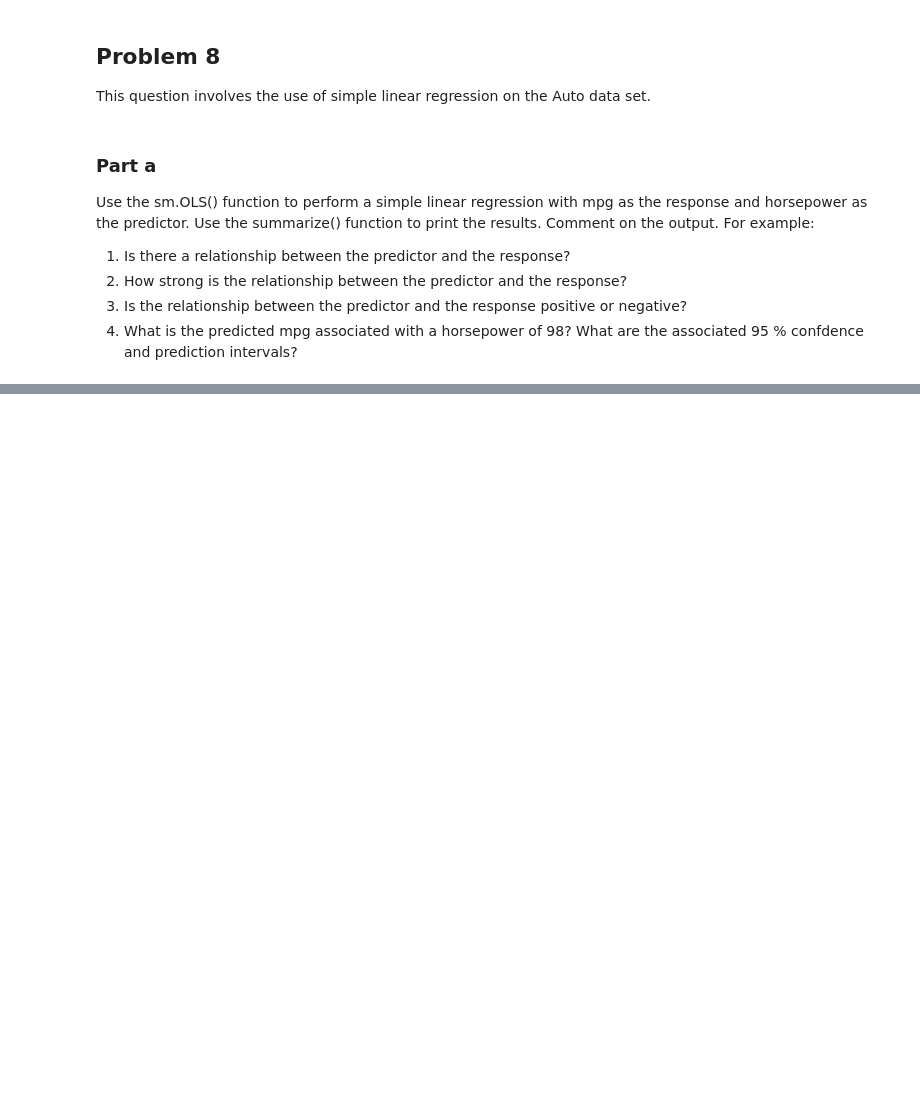
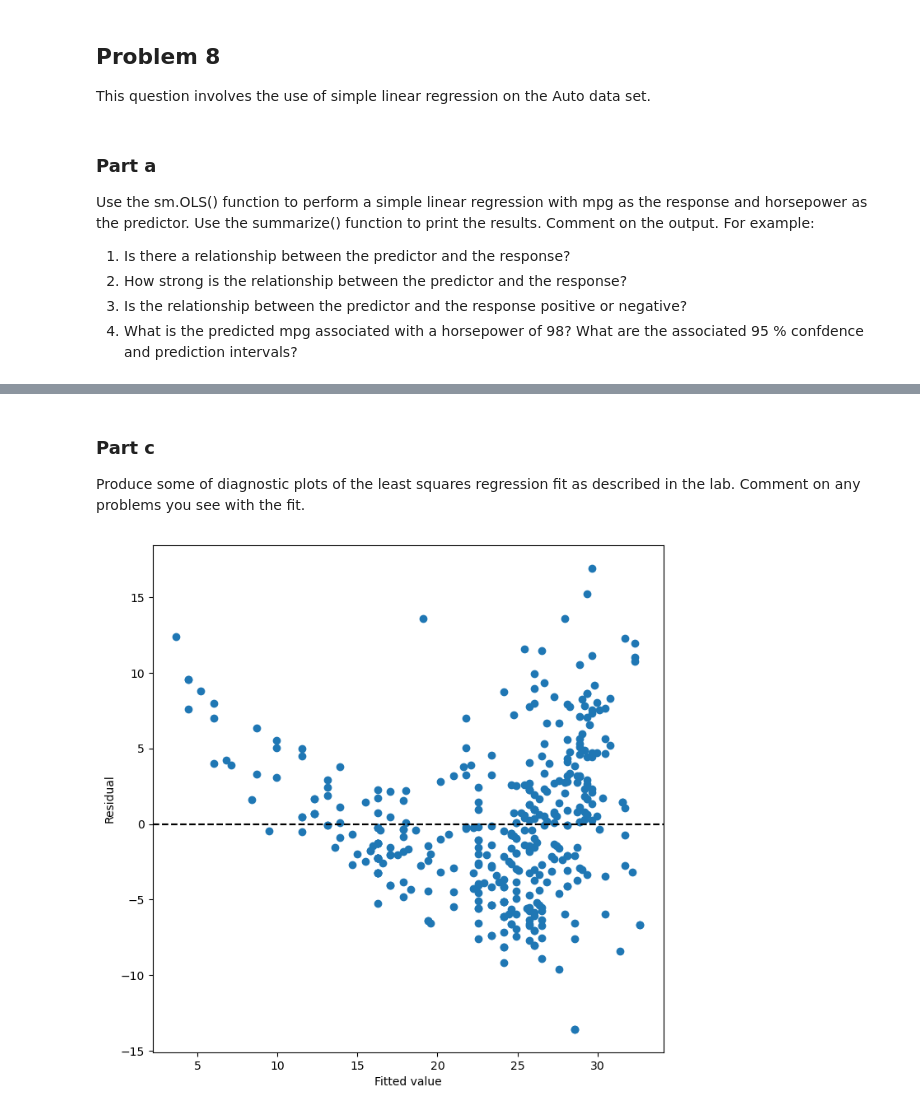
Before and after one commit to kmerkl22/k-s-ISL, a Jupyter notebook: Notebooks/Ch03-ISLExercises.ipynb, the cells around one changed output, grey strips where cells are left out. Drawn from its saved outputs; the diff is of its cells as text; code cells hidden in the pictures; blank space fills up the shorter version.

Commit message:
problem8 almost done

```diff
--- a/Notebooks/Ch03-ISLExercises.ipynb
+++ b/Notebooks/Ch03-ISLExercises.ipynb
@@ -40,0 +116,13 @@ intervals?
+# %% [markdown]
+### Part c
+Produce some of diagnostic plots of the least squares regression
+fit as described in the lab. Comment on any problems you see
+with the fit.
+# %%
+ax = subplots(figsize=(8,8))[1]
+ax.scatter(results.fittedvalues, results.resid)
+ax.set_xlabel('Fitted value')
+ax.set_ylabel('Residual')
+ax.axhline(0, c='k', ls='--');
+# %% [output]
+[figure, added]
```
Also changed, not shown: parts of 13 cells of this notebook.
